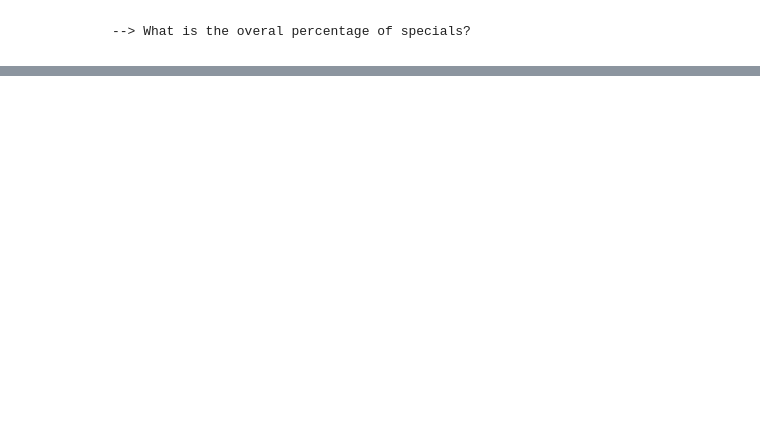
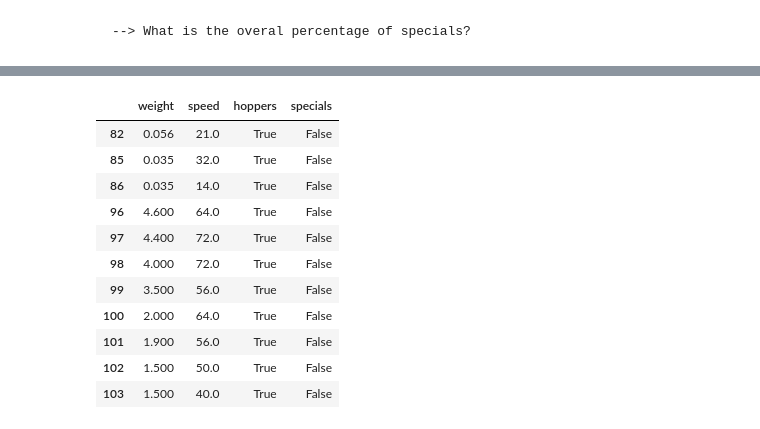
Before and after one commit to stephenkipkurui/numpy-pandas-visualization-exercises, a Jupyter notebook: dataframes.ipynb, the cells around one changed output, grey strips where cells are left out. Drawn from its saved outputs; the diff is of its cells as text; code cells hidden in the pictures; blank space fills up the shorter version.

```diff
--- a/dataframes.ipynb
+++ b/dataframes.ipynb
@@ -469,0 +552,9 @@ dodge_car_worst_average
+# %%
+median_speed = mammals['speed'].median()
+median_speed
+
+hoppers = mammals[mammals.hoppers == True]
+
+hopper_speed = hoppers[hoppers.speed > median_speed]
+
+hopper_speed
@@ -469,0 +598,15 @@ dodge_car_worst_average
+# %%
+hoppers
+# %% [output]
+|  | weight | speed | hoppers | specials |
+| 82 | 0.056 | 21.0 | True | False |
+| 85 | 0.035 | 32.0 | True | False |
+| 86 | 0.035 | 14.0 | True | False |
+| 96 | 4.600 | 64.0 | True | False |
+| 97 | 4.400 | 72.0 | True | False |
+| 98 | 4.000 | 72.0 | True | False |
+| 99 | 3.500 | 56.0 | True | False |
+| 100 | 2.000 | 64.0 | True | False |
+| 101 | 1.900 | 56.0 | True | False |
+| 102 | 1.500 | 50.0 | True | False |
+| 103 | 1.500 | 40.0 | True | False |
```
Also changed, not shown: parts of 18 cells of this notebook.
